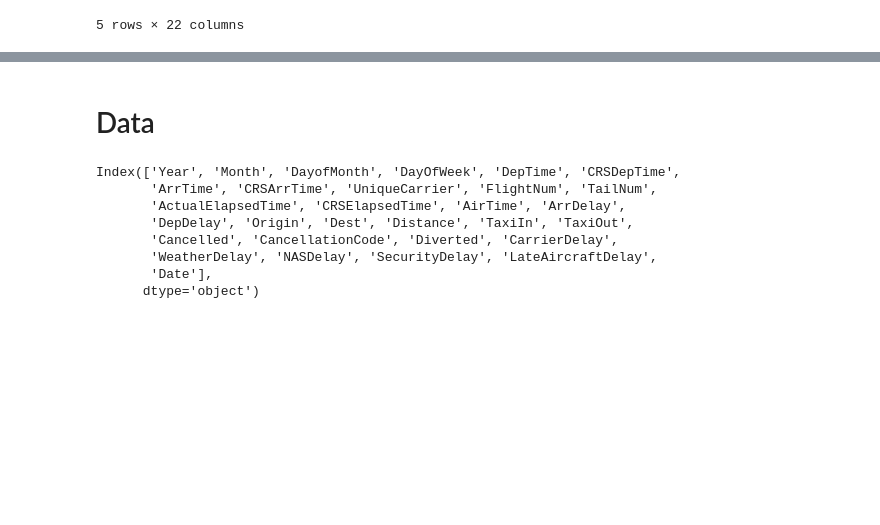
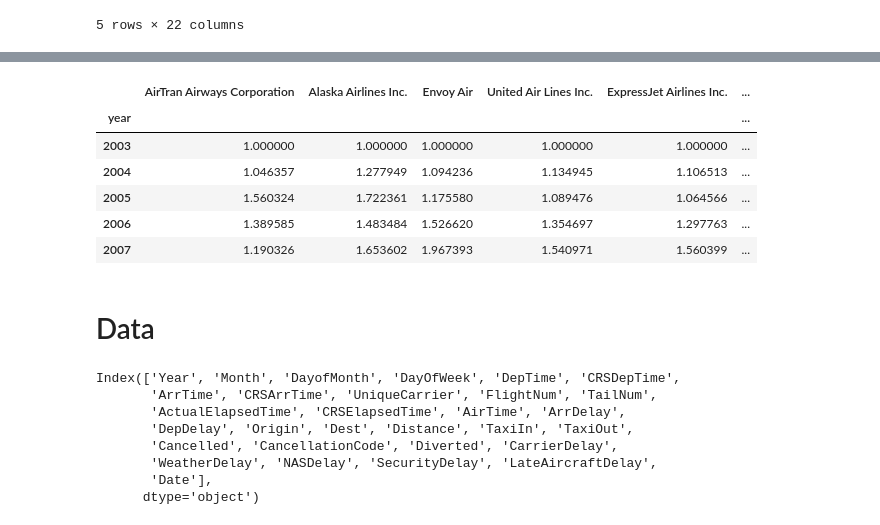
Before and after one commit to albhub/Udacity-NanoDegree-P6, a Jupyter notebook: Flights.ipynb, the cells around one changed output, grey strips where cells are left out. Saved outputs shown, nothing was run; the diff lists cells and outputs as text; code cells hidden in the pictures; blank space fills up the shorter version.

```diff
--- a/Flights.ipynb
+++ b/Flights.ipynb
@@ -433,3 +531,26 @@ print(" Number of carriers {0} (Names):\n\t{1}".format(len(Carriers), ",\n\t".jo
+# %%
+dff = pd.DataFrame()
+for kname in namfli:
+    dftmp = dfU[dfU.name == kname][["year", "arr"]].set_index("year")
+    dftmp.columns = [kname]
+    #print(dftmp)
+    #dff = pd.concat([dff, dfU[dfU.name == kname][["name", "year","late_aircraft"]]], axis=0)
+    dff = pd.concat([dff, dftmp], axis=1)
+
+dff = dff/dff.loc[2003]
+
+cd = genNamesDict(df_delays)
+dff.columns = [str(cd[i]) for i in dff.columns]
+dff.to_csv("data/06-DelayTotalCarrier.csv")
+dff.head()
+# %% [output]
+|  | AirTran Airways Corporation | Alaska Airlines Inc. | Envoy Air | United Air Lines Inc. | ExpressJet Airlines Inc. | ... |
+| year |  |  |  |  |  | ... |
+| 2003 | 1.000000 | 1.000000 | 1.000000 | 1.000000 | 1.000000 | ... |
+| 2004 | 1.046357 | 1.277949 | 1.094236 | 1.134945 | 1.106513 | ... |
+| 2005 | 1.560324 | 1.722361 | 1.175580 | 1.089476 | 1.064566 | ... |
+| 2006 | 1.389585 | 1.483484 | 1.526620 | 1.354697 | 1.297763 | ... |
+| 2007 | 1.190326 | 1.653602 | 1.967393 | 1.540971 | 1.560399 | ... |
 # %% [markdown]
 # Data
 # %%
```
Also changed, not shown: parts of 11 cells of this notebook, 3 other files.
